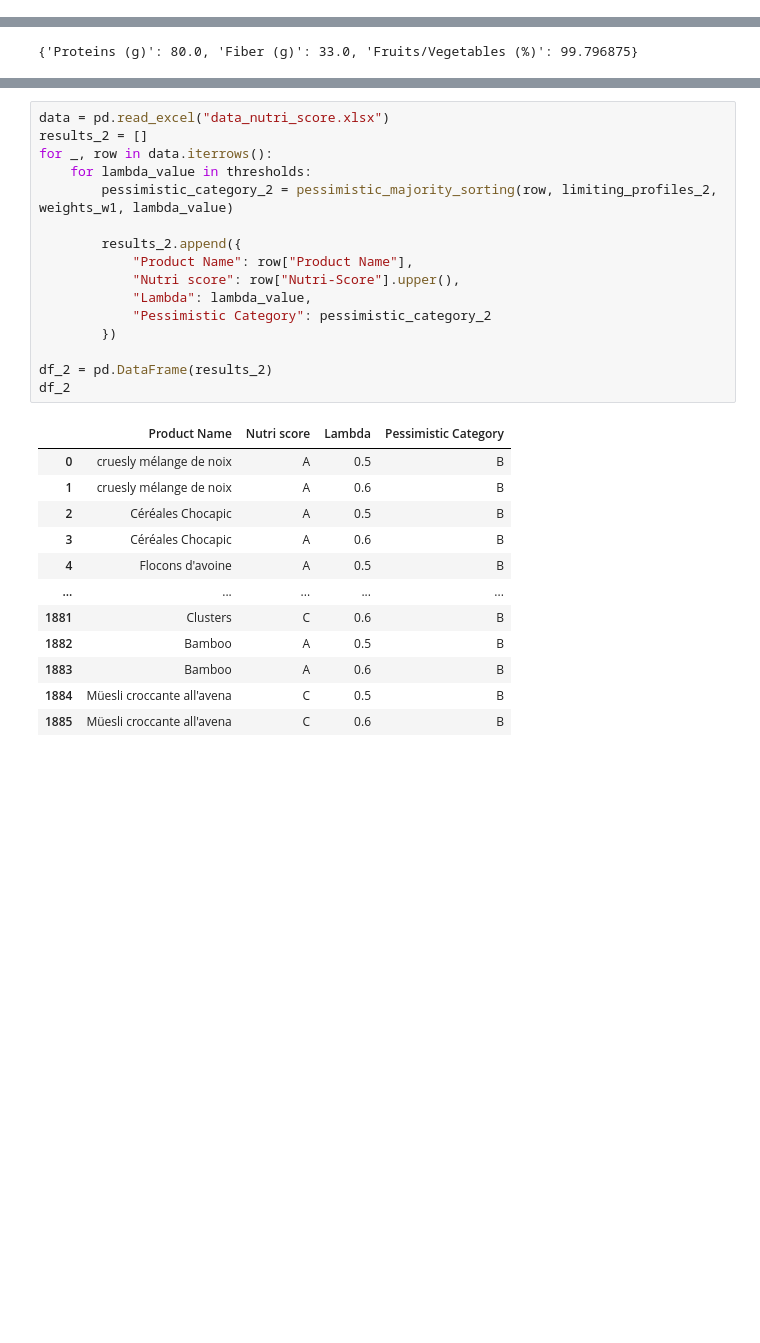
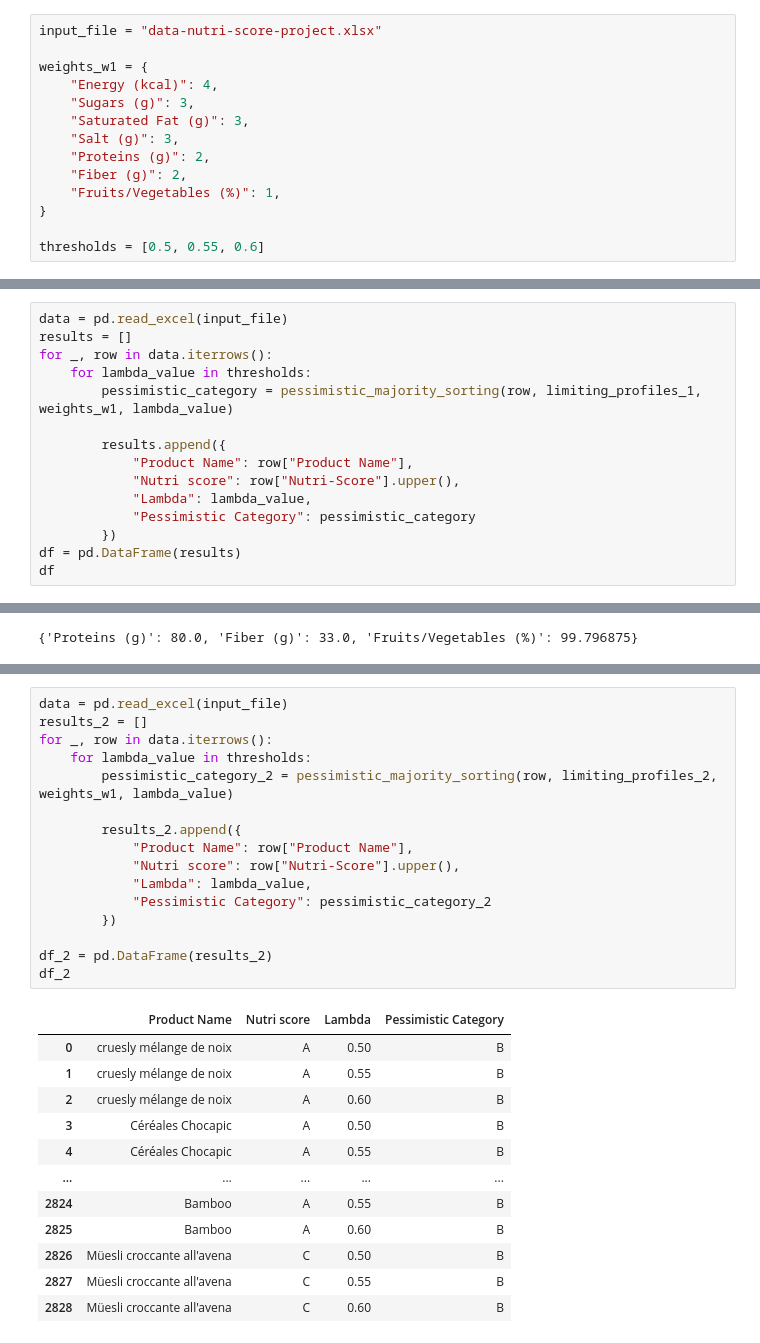
Before and after one commit to isakovaad/BDMA-projects, a Jupyter notebook: CS/DM/Pessimistic_version.ipynb, the cells around one changed output, grey strips where cells are left out. Saved outputs shown, nothing was run; the diff lists cells and outputs as text; blank space fills up the shorter version.

Commit message:
Pessimistic and Optimistic Models for Nutri Score

```diff
--- a/CS/DM/Pessimistic_version.ipynb
+++ b/CS/DM/Pessimistic_version.ipynb
@@ -0,0 +8,14 @@
+# %%
+input_file = "data-nutri-score-project.xlsx"
+
+weights_w1 = {
+    "Energy (kcal)": 4,
+    "Sugars (g)": 3,
+    "Saturated Fat (g)": 3,
+    "Salt (g)": 3,
+    "Proteins (g)": 2,
+    "Fiber (g)": 2,
+    "Fruits/Vegetables (%)": 1,
+}
+
+thresholds = [0.5, 0.55, 0.6]
@@ -86,0 +65,15 @@ df
+# %%
+data = pd.read_excel(input_file)
+results = []
+for _, row in data.iterrows():
+    for lambda_value in thresholds:
+        pessimistic_category = pessimistic_majority_sorting(row, limiting_profiles_1, weights_w1, lambda_value)
+
+        results.append({
+            "Product Name": row["Product Name"],
+            "Nutri score": row["Nutri-Score"].upper(),
+            "Lambda": lambda_value,
+            "Pessimistic Category": pessimistic_category
+        })
+df = pd.DataFrame(results)
+df
@@ -152,31 +161,31 @@ df_limit_profiles
 | Fiber (g) | 33.000000 | 10.0000 | 8.500000 | 7.00 | 5.5 |
 | Fruits/Vegetables (%) | 99.796875 | 12.9800 | 1.587500 | 0.00 | 0.0 |
 # %%
-data = pd.read_excel("data_nutri_score.xlsx")
+data = pd.read_excel(input_file)
 results_2 = []
 for _, row in data.iterrows():
     for lambda_value in thresholds:
         pessimistic_category_2 = pessimistic_majority_sorting(row, limiting_profiles_2, weights_w1, lambda_value)
 
         results_2.append({
             "Product Name": row["Product Name"],
             "Nutri score": row["Nutri-Score"].upper(),
             "Lambda": lambda_value,
             "Pessimistic Category": pessimistic_category_2
         })
 
 df_2 = pd.DataFrame(results_2)
 df_2
 # %% [output]
 |  | Product Name | Nutri score | Lambda | Pessimistic Category |
-| 0 | cruesly mélange de noix | A | 0.5 | B |
-| 1 | cruesly mélange de noix | A | 0.6 | B |
-| 2 | Céréales Chocapic | A | 0.5 | B |
-| 3 | Céréales Chocapic | A | 0.6 | B |
-| 4 | Flocons d'avoine | A | 0.5 | B |
+| 0 | cruesly mélange de noix | A | 0.50 | B |
+| 1 | cruesly mélange de noix | A | 0.55 | B |
+| 2 | cruesly mélange de noix | A | 0.60 | B |
+| 3 | Céréales Chocapic | A | 0.50 | B |
+| 4 | Céréales Chocapic | A | 0.55 | B |
 | ... | ... | ... | ... | ... |
-| 1881 | Clusters | C | 0.6 | B |
-| 1882 | Bamboo | A | 0.5 | B |
-| 1883 | Bamboo | A | 0.6 | B |
-| 1884 | Müesli croccante all'avena | C | 0.5 | B |
-| 1885 | Müesli croccante all'avena | C | 0.6 | B |
+| 2824 | Bamboo | A | 0.55 | B |
+| 2825 | Bamboo | A | 0.60 | B |
+| 2826 | Müesli croccante all'avena | C | 0.50 | B |
+| 2827 | Müesli croccante all'avena | C | 0.55 | B |
+| 2828 | Müesli croccante all'avena | C | 0.60 | B |
```
Also changed, not shown: parts of 35 cells of this notebook, 2 other files.
